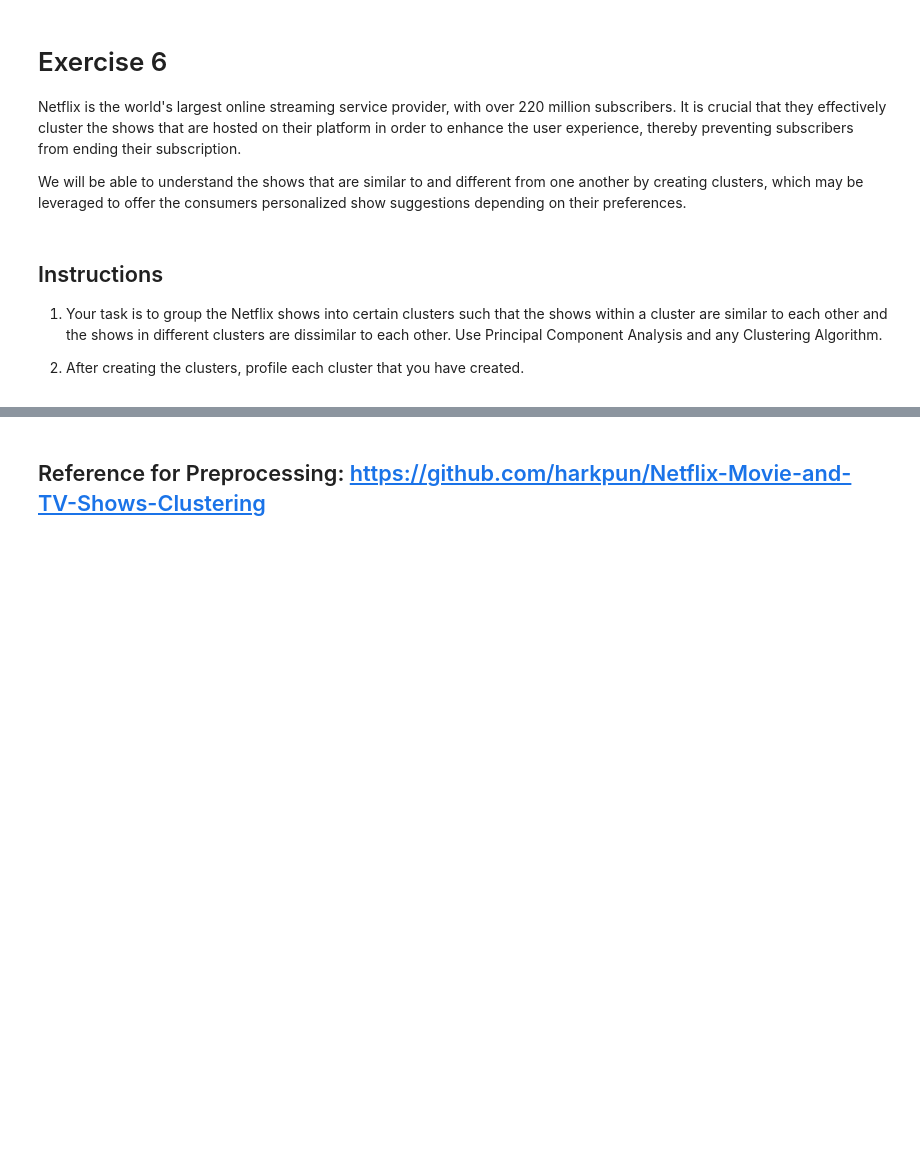
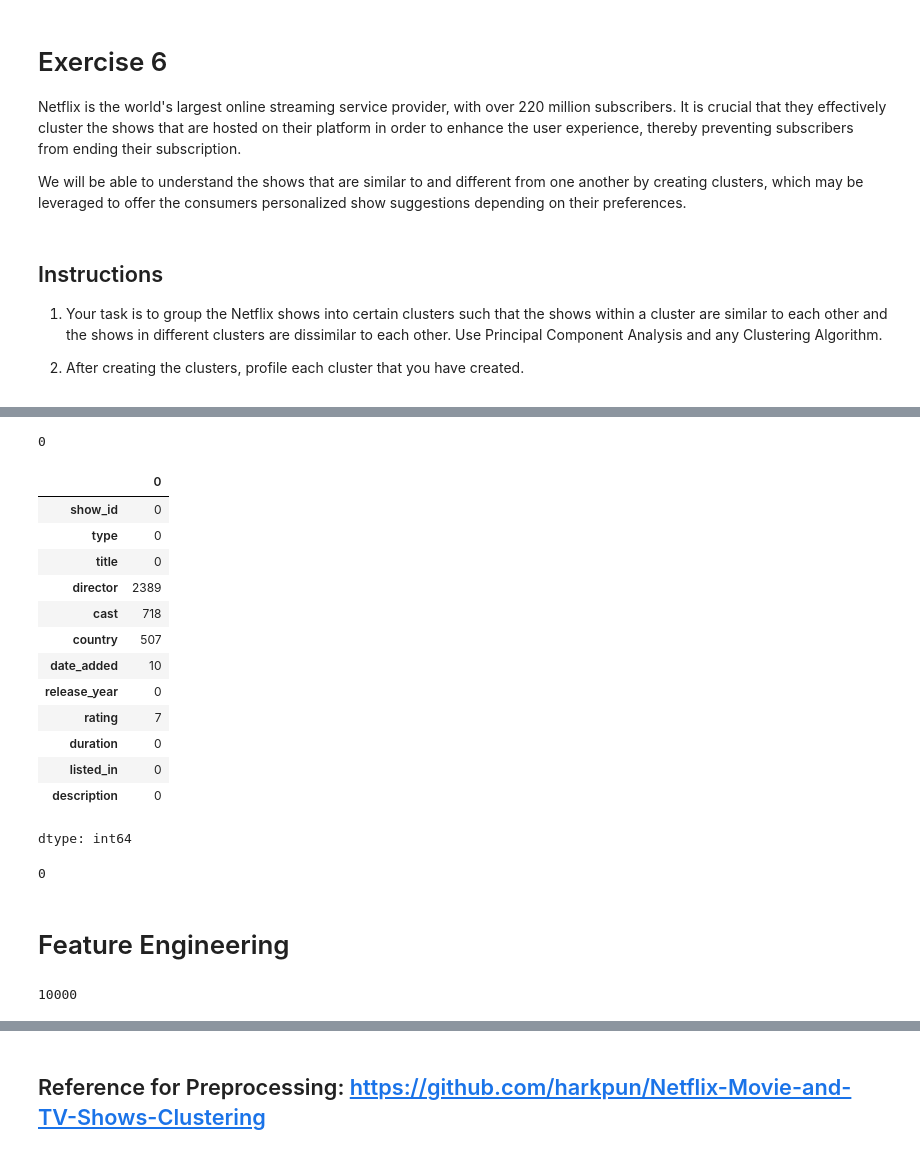
Before and after one commit to machiwao/CCADMACL_EXERCISES_COM222ML, a Jupyter notebook: exercise6.ipynb, the cells around one changed output, grey strips where cells are left out. Drawn from its saved outputs; the diff is of its cells as text; code cells hidden in the pictures; blank space fills up the shorter version.

```diff
--- a/exercise6.ipynb
+++ b/exercise6.ipynb
@@ -18,0 +57,13 @@ df = pd.read_csv("https://github.com/robitussin/CCADMACL_EXERCISES/blob/353cd847
+# %%
+# Create 'seasons' column for type = 'TV Show' that covers duration that contains the string 'Season', else 0
+df['seasons'] = np.where((df['type'] == 'TV Show') & (df['duration'].str.contains('Season')), df['duration'].str.split(' ').str[0], 0)
+df['seasons'] = pd.to_numeric(df['seasons'], errors='coerce')
+# %%
+# Create minutes column for type = 'Movie' that covers duration which contains the string 'Min', else 0
+df['minutes'] = np.where((df['type'] == 'Movie') & (df['duration'].str.contains('min')), df['duration'].str.split(' ').str[0], 0)
+df['minutes'] = pd.to_numeric(df['minutes'], errors='coerce')
+# %%
+# Split 'listed_in' into genre columns where one columns corresponds to each item in 'listed_in'
+genres_dummies = df['listed_in'].str.get_dummies(sep=', ')
+genres_dummies = genres_dummies.drop(genres_dummies.columns[0], axis=1)
+df = pd.concat([df, genres_dummies], axis=1)
@@ -27,0 +114,21 @@ df.head()
+# %%
+df.duplicated().sum()
+# %% [output]
+0
+# %%
+df.isna().sum()
+# %% [output]
+|  | 0 |
+| show_id | 0 |
+| type | 0 |
+| title | 0 |
+| director | 2389 |
+| cast | 718 |
+| country | 507 |
+| date_added | 10 |
+| release_year | 0 |
+| rating | 7 |
+| duration | 0 |
+| listed_in | 0 |
+| description | 0 |
+dtype: int64
@@ -27,0 +138,6 @@ df.head()
+# %%
+df.duplicated().sum()
+# %% [output]
+0
+# %% [markdown]
+# Feature Engineering
@@ -27,0 +178,4 @@ df.head()
+# %%
+print(len(dictionary))
+# %% [output]
+10000
```
Also changed, not shown: parts of 19 cells of this notebook.
